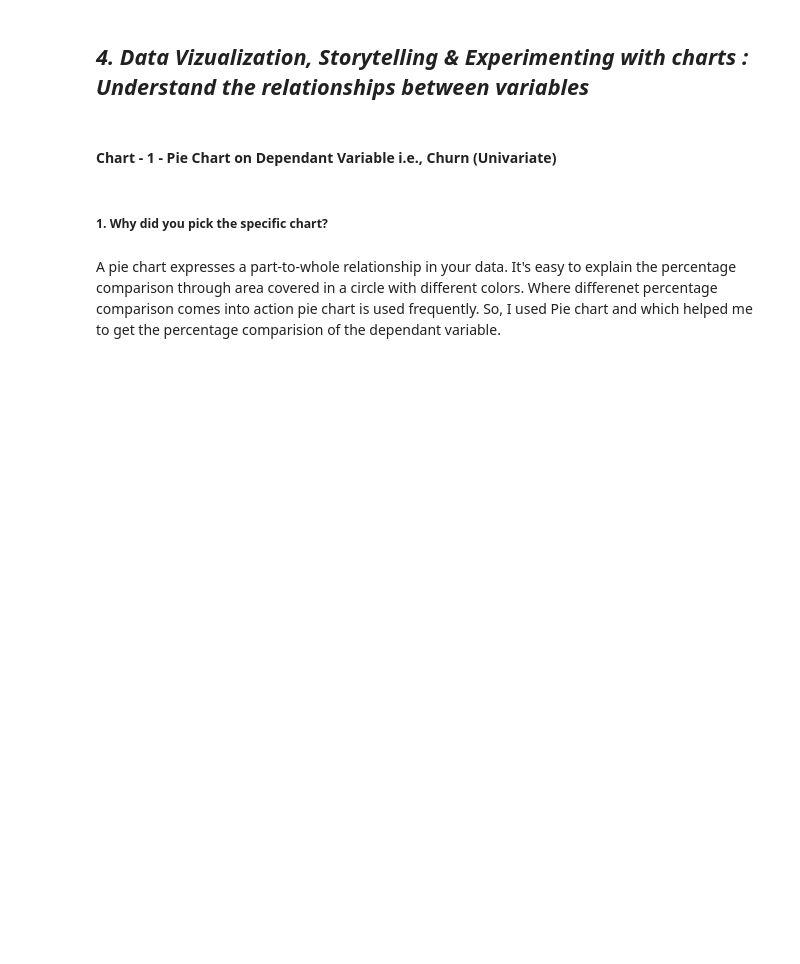
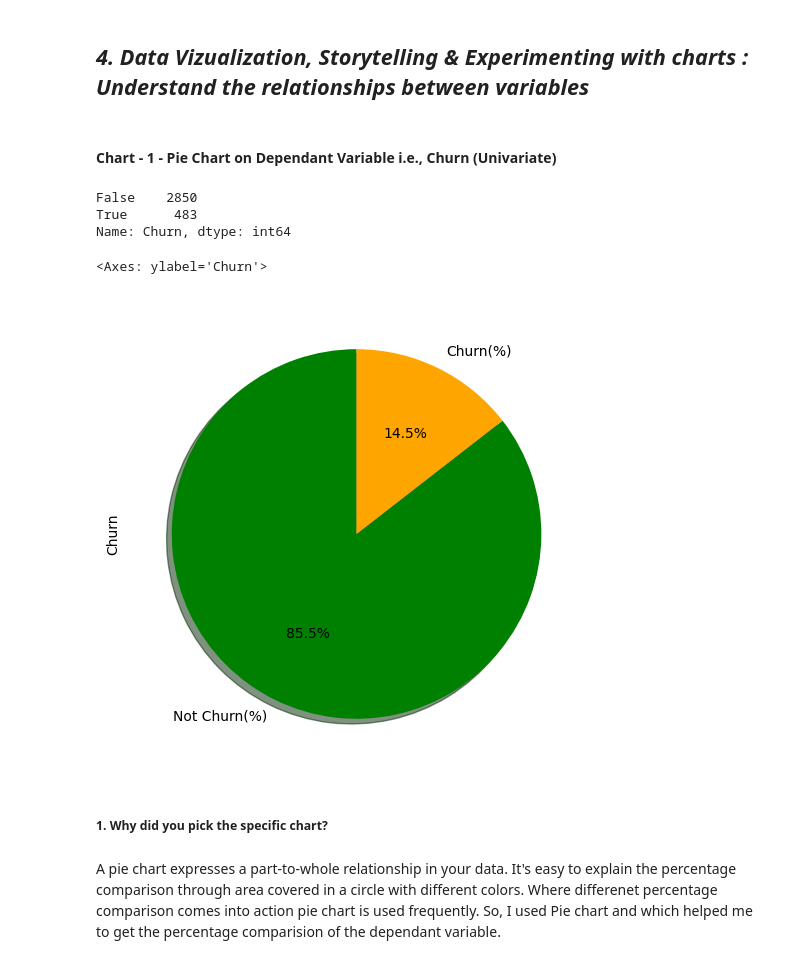
Before and after one commit to AnujRameshRindhe/EDA_Telecom_Churn_analysis, a Jupyter notebook: Telecom_churn_analysis.ipynb, the cells around one changed output. Cells and saved outputs as stored; diff of their text form; code cells hidden in the pictures; blank space fills up the shorter version.

```diff
--- a/Telecom_churn_analysis.ipynb
+++ b/Telecom_churn_analysis.ipynb
@@ -48,7 +49,7 @@ Mounted at /content/drive
 # %%
 #load dataset
 
-telecom_data = pd.read_csv('/content/Telecom Churn.csv')
+telecom_data = pd.read_csv('/content/Telecom Churn (2).csv')
 telecom_data
 # %% [output]
 |  | State | Account length | Area code | International plan | Voice mail plan | Number vmail messages | ... |
@@ -768,18 +825,24 @@ I think, for respective area codes those who have taken voice mail plans where t
 # %%
 # Chart - 1 visualization code
 # Dependant Column Value Counts
-print(dataset.Churn.value_counts())
+print(df.Churn.value_counts())
 print(" ")
 # Dependant Variable Column Visualization
-dataset['Churn'].value_counts().plot(kind='pie',
+df['Churn'].value_counts().plot(kind='pie',
                               figsize=(15,6),
                                autopct="%1.1f%%",
                                startangle=90,
                                shadow=True,
                                labels=['Not Churn(%)','Churn(%)'],
-                               colors=['skyblue','red'],
+                               colors=['Green','orange'],
                                explode=[0,0]
                               )
+# %% [output]
+False    2850
+True      483
+Name: Churn, dtype: int64
+<Axes: ylabel='Churn'>
+[figure, added]
 # %% [markdown]
 ##### 1. Why did you pick the specific chart?
 # %% [markdown]
```
Also changed, not shown: parts of 47 cells of this notebook.
